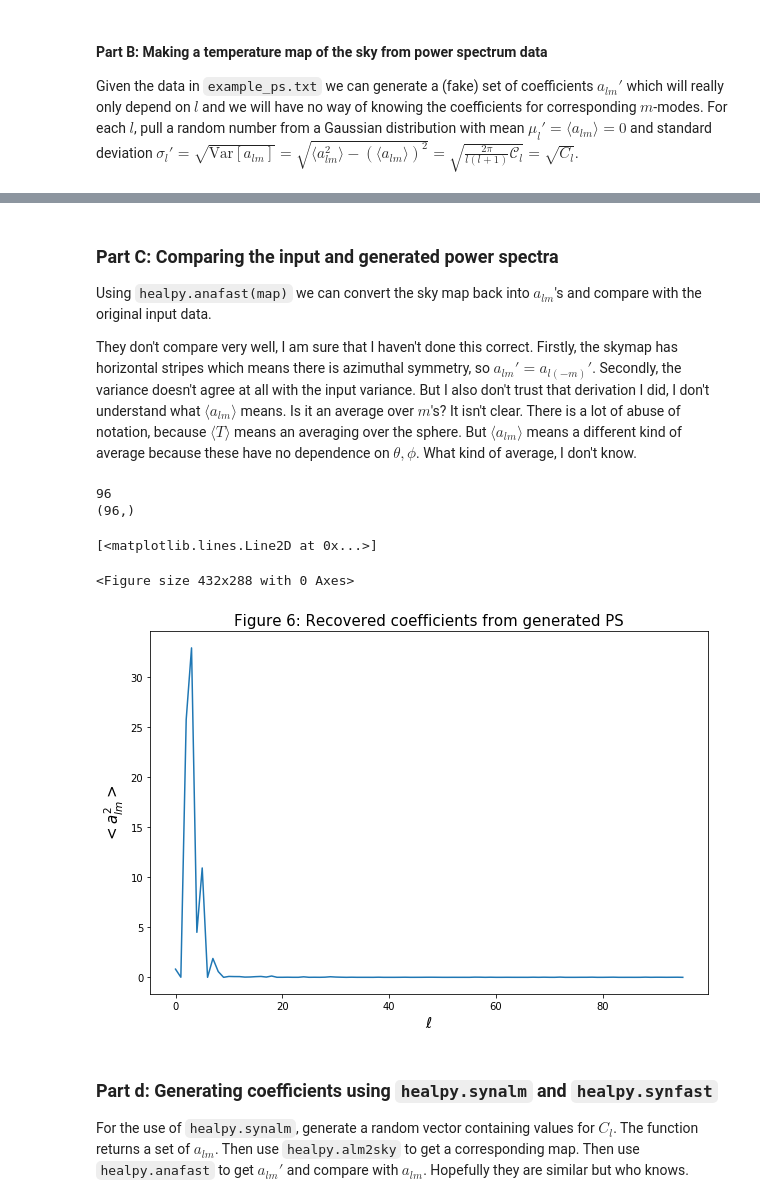
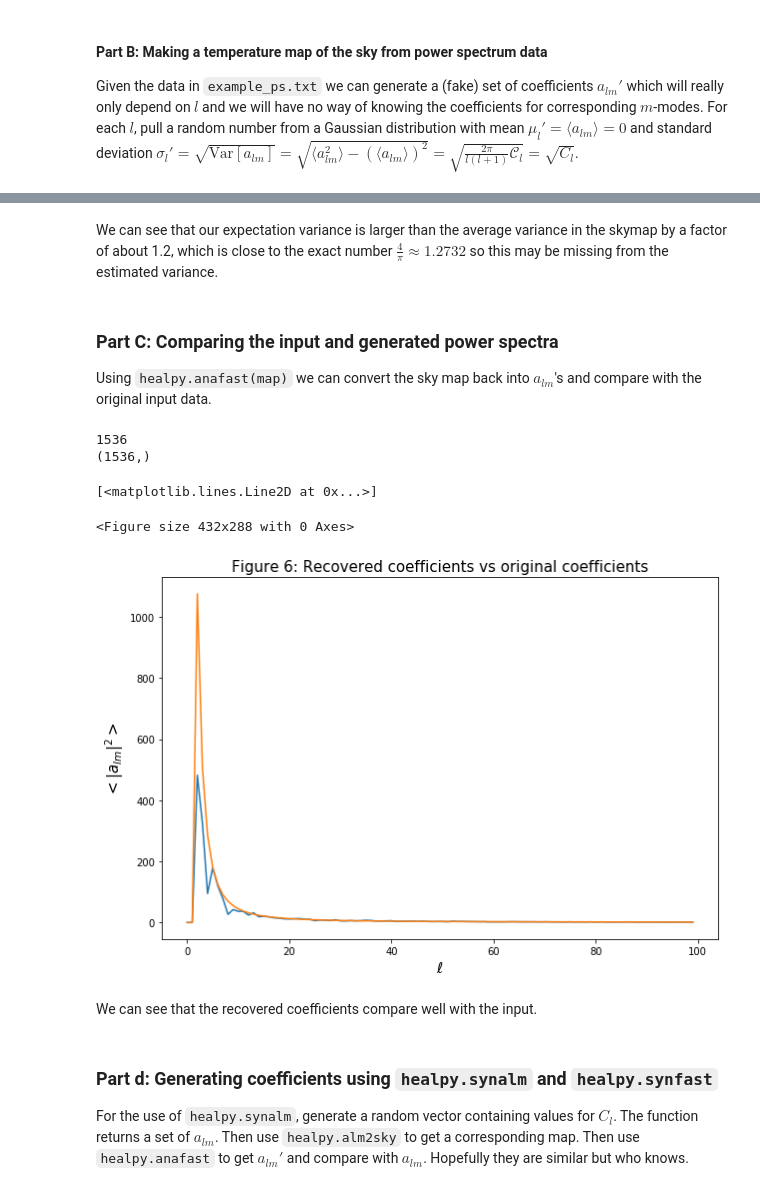
Before and after one commit to andrewzwaniga/CourseWork, a Jupyter notebook: PHYS 641 A4.ipynb, the cells around one changed output, grey strips where cells are left out. Cells and saved outputs as stored; diff of their text form; code cells hidden in the pictures.

```diff
--- a/PHYS 641 A4.ipynb
+++ b/PHYS 641 A4.ipynb
@@ -51,7 +45,5 @@ Note $l_{\text{max}}$ is just the largest $l$ value we sum up to - since compute
 # %%
 ## Problem 1: Part A
-
-# Let's check what the variance should be
 
 import numpy as np
 import healpy as hp
@@ -78,11 +70,13 @@ for l in range(lmax):
         C[l] = 2*pi*scriptC[l]/(l*(l+1))
         #C[l] = scriptC[l]/(l*(l+1))
 
-varT = (lmax*(lmax+1)+1)/(4*pi)*np.average(C)
-#varT = (lmax+1)**2/(2)*np.average(C)
+summand = 0
+for l in range(lmax):
+    summand = summand + (2*l+1)*C[l]
+
+varT = summand/(4*pi)
 
 print('The expected variance is ' + str(varT) + '.')
-print('No idea what the units are because the units in the data file are not specified. Could be mK^2 I guess.')
 
 plt.figure(1)
 plt.figure(figsize=(10,20/3))
@@ -150,28 +169,33 @@ Variance in the generated map is 163.15117553309838
-# %% [markdown]
-### Part C: Comparing the input and generated power spectra
-
-Using `healpy.anafast(map)` we can convert the sky map back into $a_{lm}$'s and compare with the original input data.
-
-They don't compare very well, I am sure that I haven't done this correct. Firstly, the skymap has horizontal stripes which means there is azimuthal symmetry, so $a_{lm}'=a_{l(-m)}'$. Secondly, the variance doesn't agree at all with the input variance. But I also don't trust that derivation I did, I don't understand what $\langle a_{lm} \rangle$ means. Is it an average over $m$'s? It isn't clear. There is a lot of abuse of notation, because $\langle T \rangle$ means an averaging over the sphere. But $\langle a_{lm} \rangle$ means a different kind of average because these have no dependence on $\theta, \phi$. What kind of average, I don't know.
+# %% [markdown]
+We can see that our expectation variance is larger than the average variance in the skymap by a factor of about 1.2, which is close to the exact number $\frac{4}{\pi}\approx 1.2732$ so this may be missing from the estimated variance.
+# %% [markdown]
+### Part C: Comparing the input and generated power spectra
+
+Using `healpy.anafast(map)` we can convert the sky map back into $a_{lm}$'s and compare with the original input data.
 # %%
 ## Problem 1: Part C
 
 recovered_alm2 = hp.anafast(skymap)
 print(recovered_alm2.size)
 print(recovered_alm2.shape)
 
+laxis = np.arange(1536)
+
 plt.figure(1)
 plt.figure(figsize=(10,20/3))
-plt.title('Figure 6: Recovered coefficients from generated PS', size=15)
+plt.title('Figure 6: Recovered coefficients vs original coefficients', size=15)
 plt.xlabel('$\ell$', size=15)
-plt.ylabel('$<a_{lm}^{2}>$', size=15)
-plt.plot(recovered_alm2)
+plt.ylabel('$<\|a_{lm}\|^{2}>$', size=15)
+plt.plot(recovered_alm2[:100])
+plt.plot(C[:100])
 # %% [output]
-96
-(96,)
+1536
+(1536,)
 [<matplotlib.lines.Line2D at 0x...>]
 <Figure size 432x288 with 0 Axes>
-[figure, old version]
+[figure, new version]
+# %% [markdown]
+We can see that the recovered coefficients compare well with the input.
 # %% [markdown]
 ### Part d: Generating coefficients using `healpy.synalm` and `healpy.synfast`
 
```
Also changed, not shown: parts of 43 cells of this notebook.
